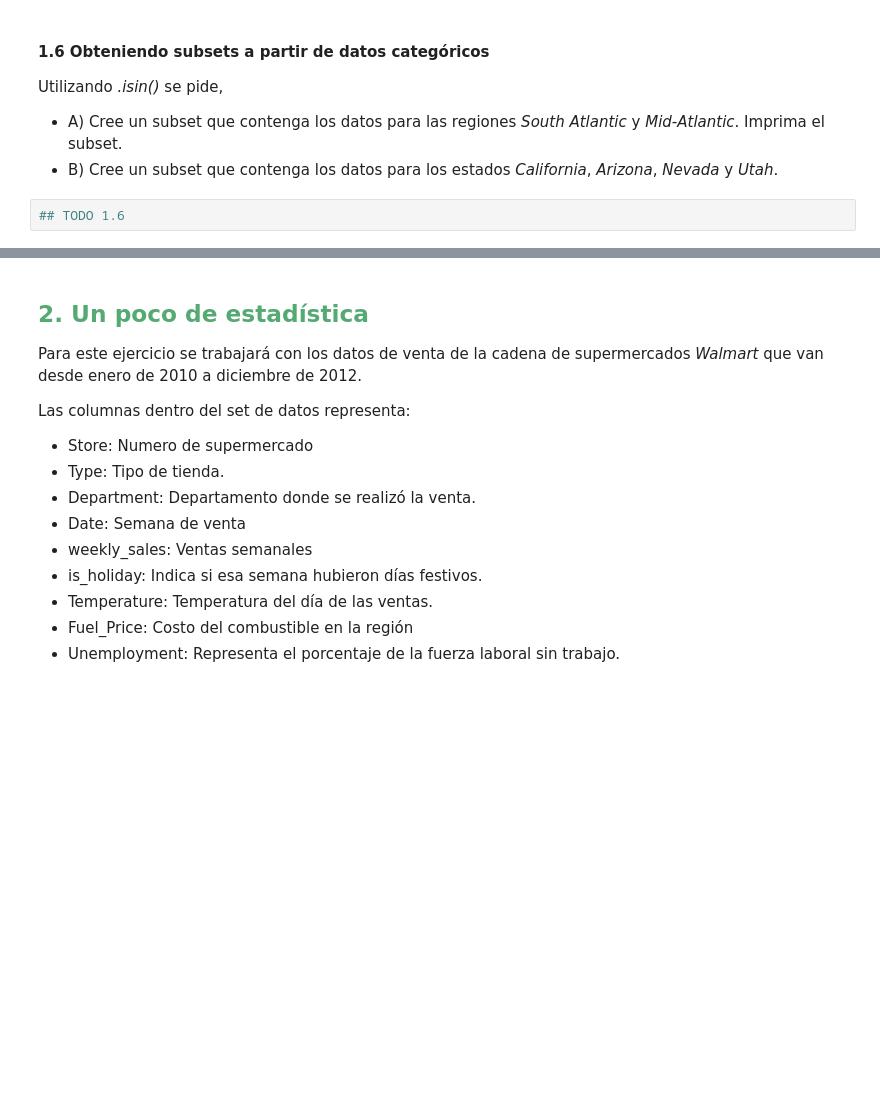
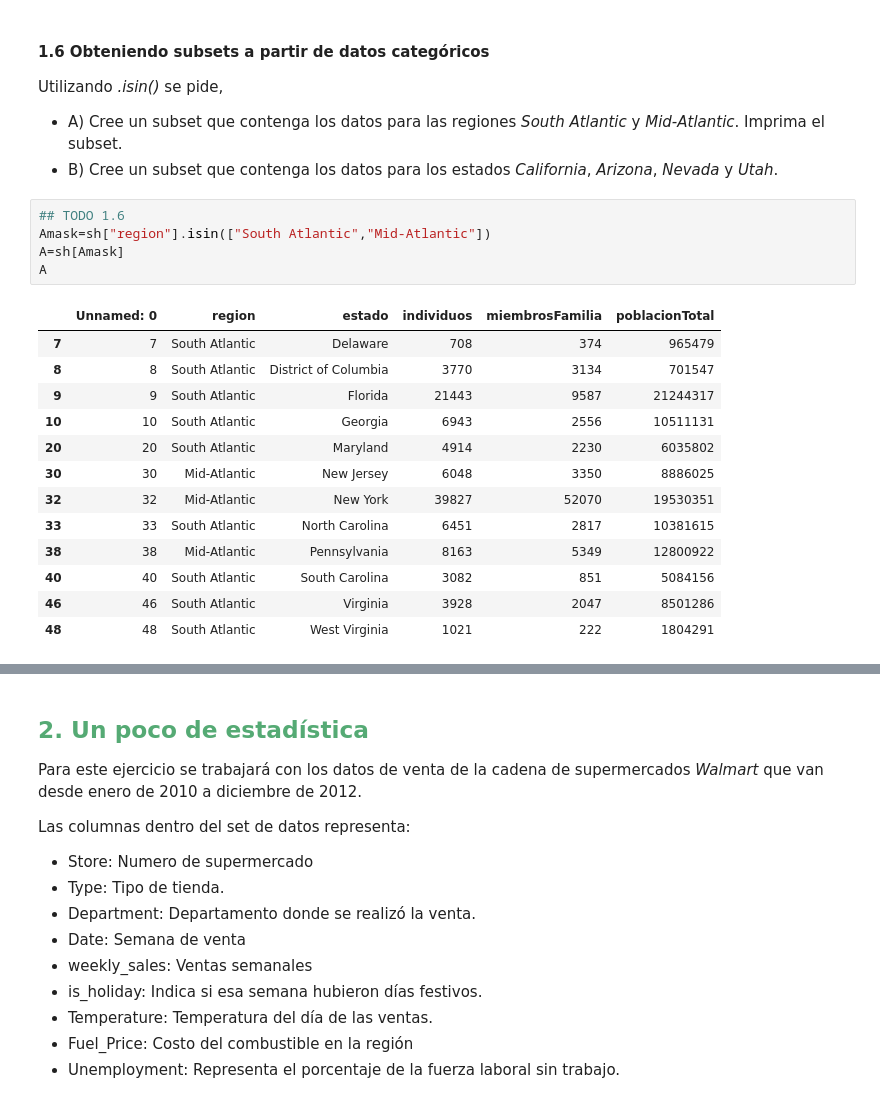
Before and after one commit to WalterMarH/PDA, a Jupyter notebook: Ejercitacion/Ejercitación Pandas/Ejercitación-Pandas.ipynb, the cells around one changed output, grey strips where cells are left out. Cells and saved outputs as stored; diff of their text form; blank space fills up the shorter version.

```diff
--- a/Ejercitacion/Ejercitación Pandas/Ejercitación-Pandas.ipynb
+++ b/Ejercitacion/Ejercitación Pandas/Ejercitación-Pandas.ipynb
@@ -109,5 +130,22 @@ Utilizando *.isin()* se pide,
 
 - A) Cree un subset que contenga los datos para las regiones *South Atlantic* y *Mid-Atlantic*. Imprima el subset.
 - B) Cree un subset que contenga los datos para los estados *California*, *Arizona*, *Nevada* y *Utah*.
-# %%
-## TODO 1.6
+# %%
+## TODO 1.6
+Amask=sh["region"].isin(["South Atlantic","Mid-Atlantic"])
+A=sh[Amask]
+A
+# %% [output]
+|  | Unnamed: 0 | region | estado | individuos | miembrosFamilia | poblacionTotal |
+| 7 | 7 | South Atlantic | Delaware | 708 | 374 | 965479 |
+| 8 | 8 | South Atlantic | District of Columbia | 3770 | 3134 | 701547 |
+| 9 | 9 | South Atlantic | Florida | 21443 | 9587 | 21244317 |
+| 10 | 10 | South Atlantic | Georgia | 6943 | 2556 | 10511131 |
+| 20 | 20 | South Atlantic | Maryland | 4914 | 2230 | 6035802 |
+| 30 | 30 | Mid-Atlantic | New Jersey | 6048 | 3350 | 8886025 |
+| 32 | 32 | Mid-Atlantic | New York | 39827 | 52070 | 19530351 |
+| 33 | 33 | South Atlantic | North Carolina | 6451 | 2817 | 10381615 |
+| 38 | 38 | Mid-Atlantic | Pennsylvania | 8163 | 5349 | 12800922 |
+| 40 | 40 | South Atlantic | South Carolina | 3082 | 851 | 5084156 |
+| 46 | 46 | South Atlantic | Virginia | 3928 | 2047 | 8501286 |
+| 48 | 48 | South Atlantic | West Virginia | 1021 | 222 | 1804291 |
```
Also changed, not shown: parts of 13 cells of this notebook.
